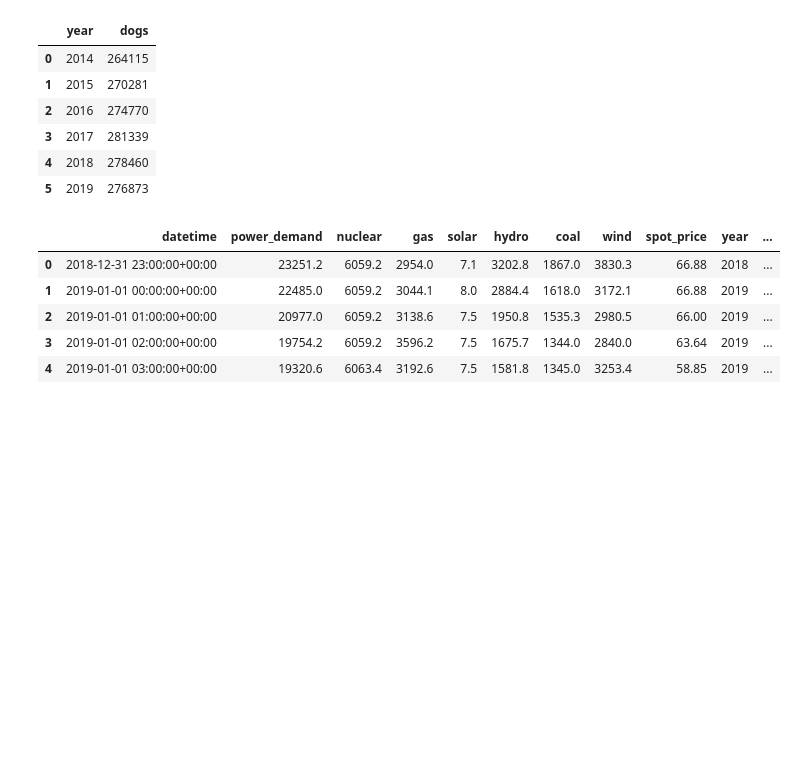
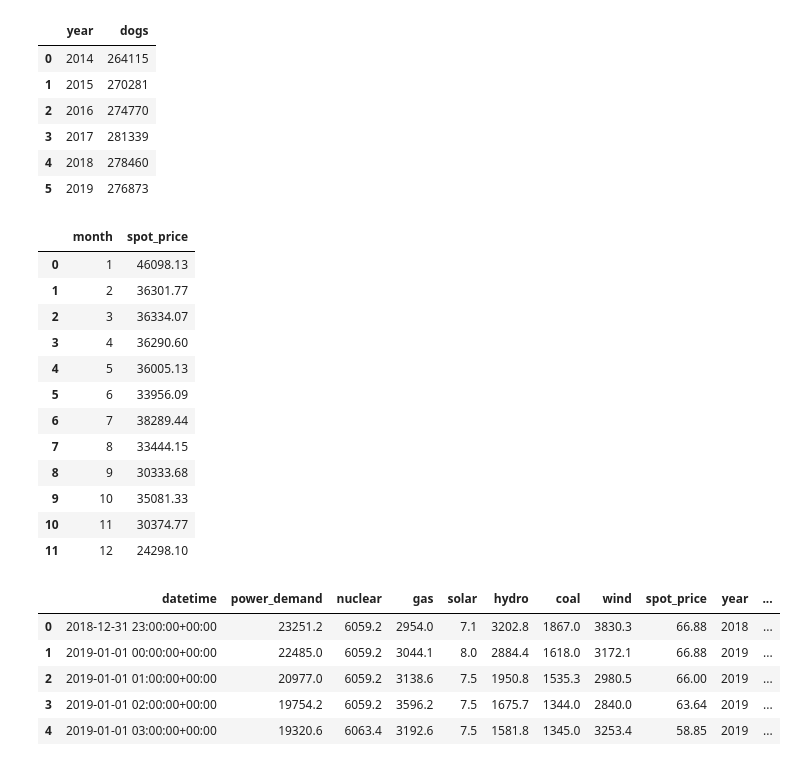
Before and after one commit to BOYSABIO/IE-University, a Jupyter notebook: IE_MASTERS/7_PYTHON_FOR_DATA_ANALYSIS/s15_pandas_reading_and_operations.ipynb, the cells around one changed output. Saved outputs shown, nothing was run; the diff lists cells and outputs as text; code cells hidden in the pictures; blank space fills up the shorter version.

```diff
--- a/IE_MASTERS/7_PYTHON_FOR_DATA_ANALYSIS/s15_pandas_reading_and_operations.ipynb
+++ b/IE_MASTERS/7_PYTHON_FOR_DATA_ANALYSIS/s15_pandas_reading_and_operations.ipynb
@@ -733,6 +744,24 @@ animals.groupby("year", as_index=False)[["dogs"]].sum()
 | 3 | 2017 | 281339 |
 | 4 | 2018 | 278460 |
 | 5 | 2019 | 276873 |
+# %%
+energy = pd.read_csv('energy.csv')
+
+energy.groupby("month", as_index=False)[["spot_price"]].sum() # helps to read from the right
+# %% [output]
+|  | month | spot_price |
+| 0 | 1 | 46098.13 |
+| 1 | 2 | 36301.77 |
+| 2 | 3 | 36334.07 |
+| 3 | 4 | 36290.60 |
+| 4 | 5 | 36005.13 |
+| 5 | 6 | 33956.09 |
+| 6 | 7 | 38289.44 |
+| 7 | 8 | 33444.15 |
+| 8 | 9 | 30333.68 |
+| 9 | 10 | 35081.33 |
+| 10 | 11 | 30374.77 |
+| 11 | 12 | 24298.10 |
 # %%
 # read energy data
 from datetime import datetime
```
Also changed, not shown: parts of 9 cells of this notebook, 1 other file.
